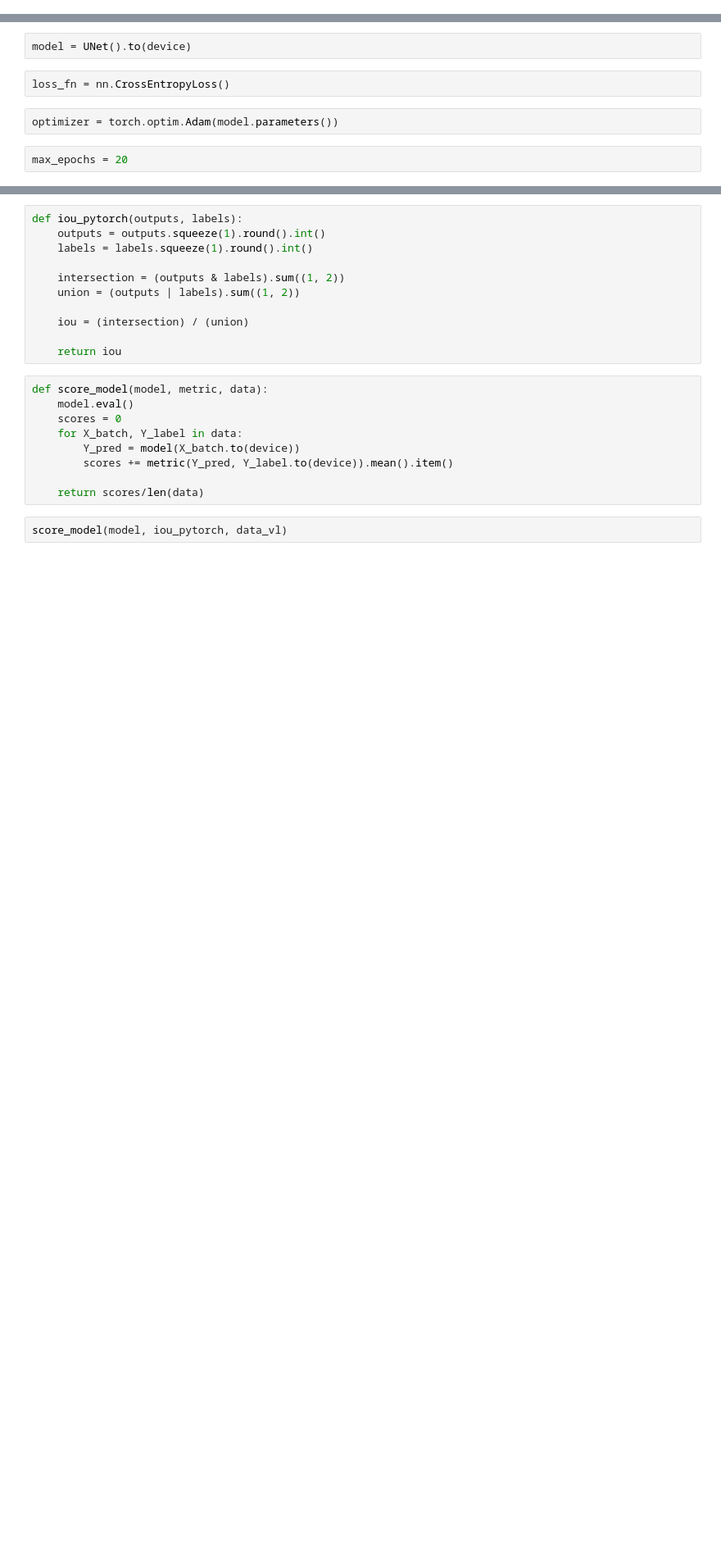
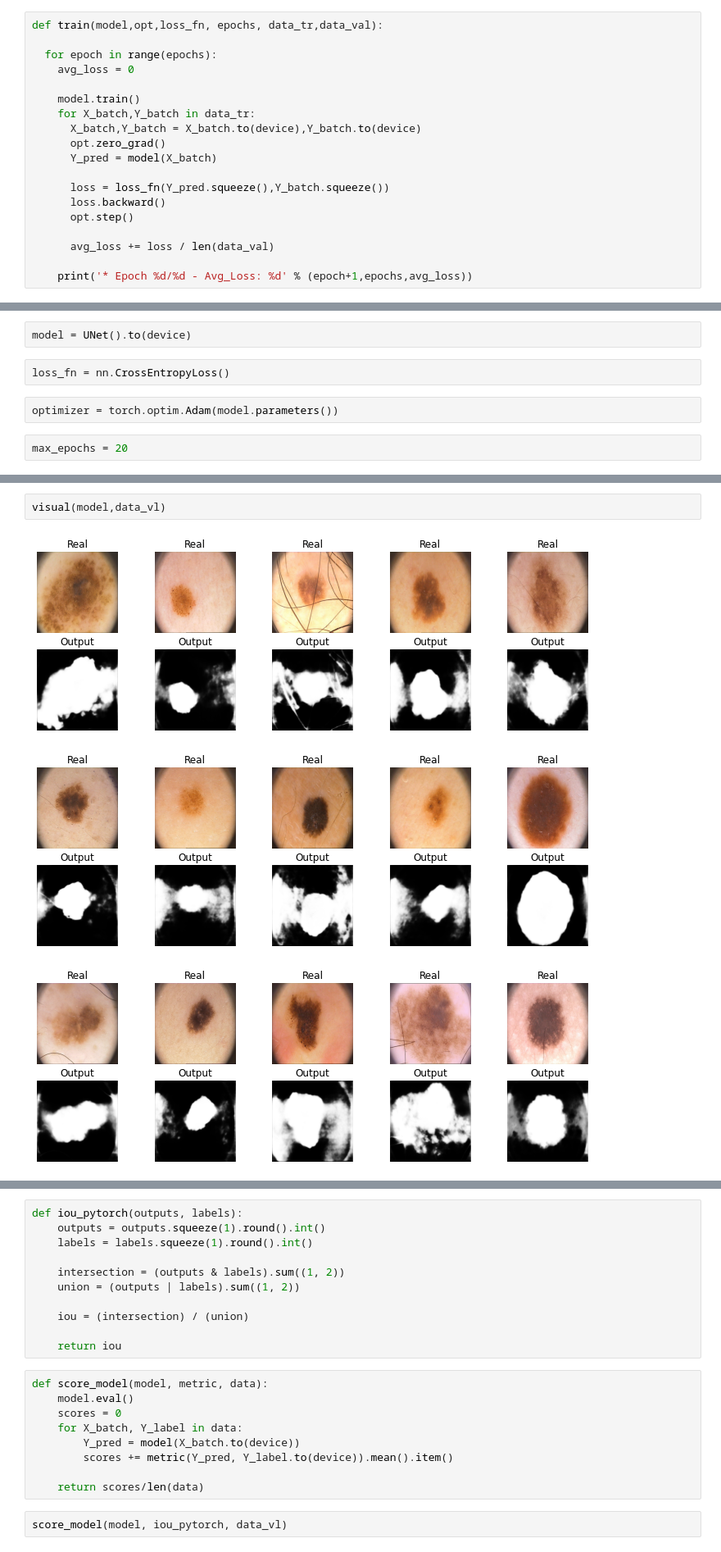
Before and after one commit to Piligrimich/ML, a Jupyter notebook: UNet2.ipynb, the cells around one changed output, grey strips where cells are left out. Shown at 82% size. Drawn from its saved outputs; the diff is of its cells as text; blank space fills up the shorter version.

```diff
--- a/UNet2.ipynb
+++ b/UNet2.ipynb
@@ -177,4 +177,23 @@ class UNet(nn.Module):
     dec1 = torch.cat((dec1, enc1), dim=1)
     dec1 = self.decoder1(dec1)
     return torch.sigmoid(self.conv(dec1))
+# %%
+def train(model,opt,loss_fn, epochs, data_tr,data_val):
+
+  for epoch in range(epochs):
+    avg_loss = 0
+
+    model.train()
+    for X_batch,Y_batch in data_tr:
+      X_batch,Y_batch = X_batch.to(device),Y_batch.to(device)
+      opt.zero_grad()
+      Y_pred = model(X_batch)
+
+      loss = loss_fn(Y_pred.squeeze(),Y_batch.squeeze())
+      loss.backward()
+      opt.step()
+
+      avg_loss += loss / len(data_val)
+
+    print('* Epoch %d/%d - Avg_Loss: %d' % (epoch+1,epochs,avg_loss))
 # %%
@@ -233,0 +251,6 @@ train(model, optimizer, loss_fn, max_epochs, data_tr, data_vl)
+# %%
+visual(model,data_vl)
+# %% [output]
+[figure, added]
+[figure, added]
+[figure, added]
```
Also changed, not shown: parts of 5 cells of this notebook.
